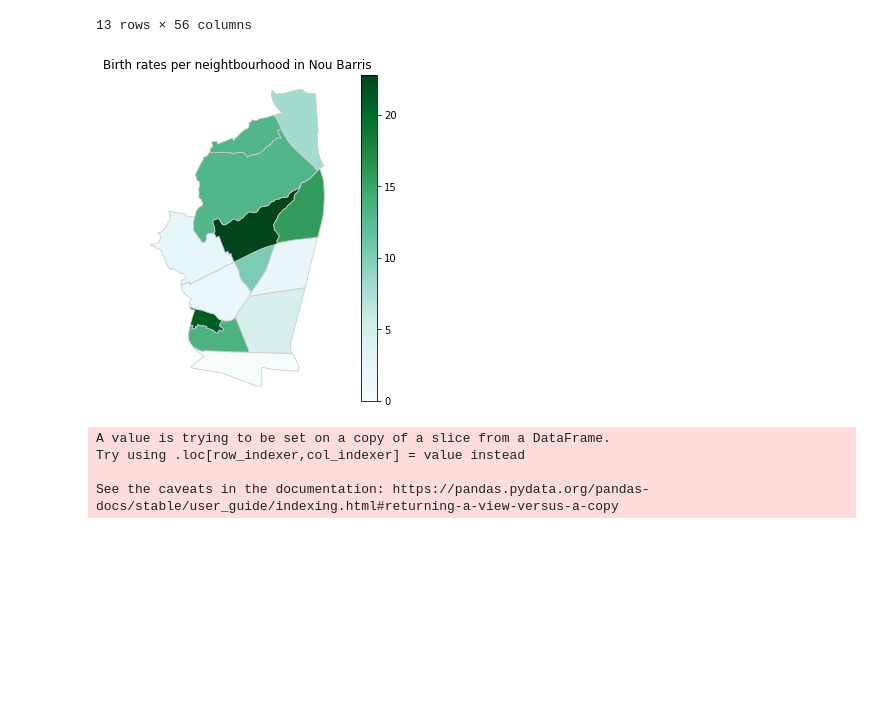
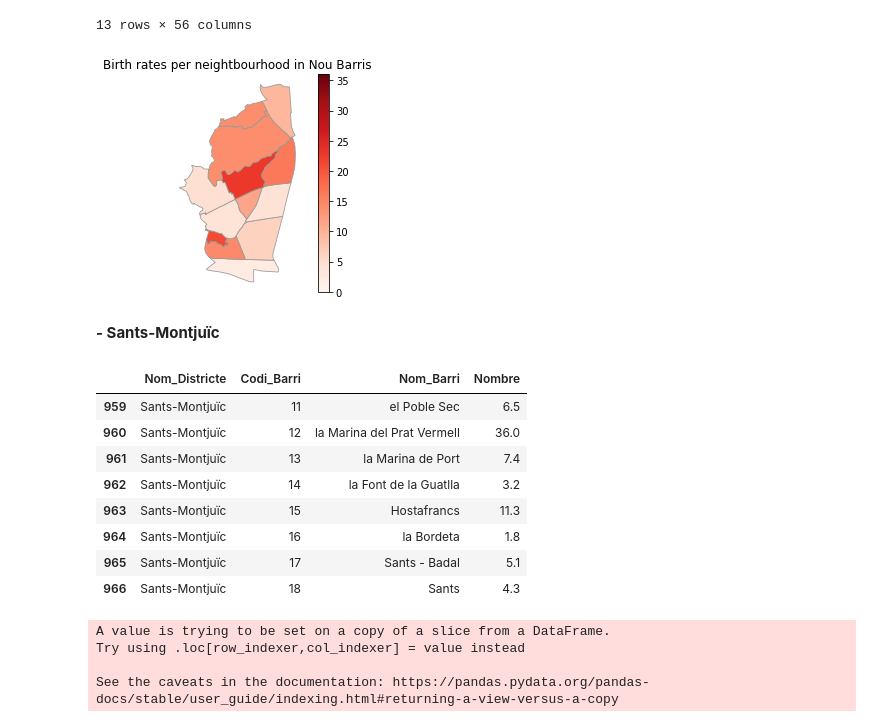
Before and after one commit to JuliaAT/AVDM-project, a Jupyter notebook: Barrios.ipynb, the cells around one changed output. Saved outputs shown, nothing was run; the diff lists cells and outputs as text; code cells hidden in the pictures; blank space fills up the shorter version.

Commit message:
Updating the plots and the notebook

```diff
--- a/Barrios.ipynb
+++ b/Barrios.ipynb
@@ -83,5 +92,5 @@ Name: Nom_Districte, Length: 219, dtype: object
 # %%
-data_dir = '../'
+data_dir = '../Data/'
 
 barna_barri = gpd.read_file(data_dir + "0301040100_Barris_UNITATS_ADM.shp")
 
@@ -101,7 +110,7 @@ Horta_Guirnardo = barna_barri[barna_barri["DISTRICTE"].isin(['07'])]
 
 Nou_Barris = barna_barri[barna_barri["DISTRICTE"].isin(['08'])]
 
-Saint_Andreu = barna_barri[barna_barri["DISTRICTE"].isin(['09'])]
+Sant_Andreu = barna_barri[barna_barri["DISTRICTE"].isin(['09'])]
 
 Sant_Marti = barna_barri[barna_barri["DISTRICTE"].isin(['10'])]
 # %%
@@ -151,10 +166,10 @@ birth_Nou_Barris_filtered
 birth_Nou_Barris_15_19['Codi_Barri'] = birth_Nou_Barris_15_19['Codi_Barri'].astype(str)
 
 # Fusionar los DataFrames en base a la columna "Codi_Barri" y "BARRI"
-merged_df = pd.merge(Nou_Barris, birth_Nou_Barris_15_19, left_on='BARRI', right_on='Codi_Barri', how='inner')
+merged_df_Nou_Barris_15_19 = pd.merge(Nou_Barris, birth_Nou_Barris_15_19, left_on='BARRI', right_on='Codi_Barri', how='inner')
 
 # Mostrar el DataFrame fusionado (opcional)
-merged_df
+merged_df_Nou_Barris_15_19
 # %% [output]
 A value is trying to be set on a copy of a slice from a DataFrame.
 Try using .loc[row_indexer,col_indexer] = value instead
@@ -177,24 +192,26 @@ See the caveats in the documentation: https://pandas.pydata.org/pandas-docs/stab
 13 rows × 56 columns
 # %%
 # set the range for the choropleth
-vmin, vmax = 0, 22.8
+vmin, vmax = 0, 36
 # create figure and axes for Matplotlib
-fig, ax = plt.subplots(1, figsize=(10, 6))
+fig, ax = plt.subplots(1, figsize=(6, 4))
 
-merged_df.plot(column = 'Nombre', cmap = 'BuGn',ax = ax, linewidth = 0.8, edgecolor = '0.8')
+merged_df_Nou_Barris_15_19.plot(column = 'Nombre', cmap = 'Reds',ax = ax, linewidth = 0.8, edgecolor = '0.6',vmin = 0, vmax = 36)
 # add a title
 plt.axis('off')
 plt.title('Birth rates per neightbourhood in Nou Barris')
 # Create colorbar as a legend
-sm = plt.cm.ScalarMappable(cmap='BuGn', norm=plt.Normalize(vmin=vmin, vmax=vmax))
+sm = plt.cm.ScalarMappable(cmap='Reds', norm=plt.Normalize(vmin=vmin, vmax=vmax))
 
 sm._A = []
 # add the colorbar to the figure
-cbar = fig.colorbar(sm)
+cbar = fig.colorbar(sm,ax=ax)
 #saving our map as .png file.
 fig.savefig('Nou_Barris.png', dpi=300)
 # %% [output]
-[figure, old version]
+[figure, new version]
+# %% [markdown]
+**- Sants-Montjuïc**
 # %%
 #Now we do the same for Sants-Montjuic
 #Firstly we are going to deep in the neighbourhood of Nou Barris
@@ -203,7 +220,19 @@ birth_Sants_Montjuic_15_19 = birth_15_19[birth_15_19["Nom_Districte"] == "Sants-
 desired_columns = ["Nom_Districte", "Codi_Barri", "Nom_Barri", "Nombre"]
 
 # Filtrar el DataFrame original y conservar solo las columnas deseadas
-birth_Sants_Montjuic_filtered = birth_Nou_Barris_15_19[desired_columns]
+birth_Sants_Barris_filtered = birth_Sants_Montjuic_15_19[desired_columns]
+
+birth_Sants_Barris_filtered
+# %% [output]
+|  | Nom_Districte | Codi_Barri | Nom_Barri | Nombre |
+| 959 | Sants-Montjuïc | 11 | el Poble Sec | 6.5 |
+| 960 | Sants-Montjuïc | 12 | la Marina del Prat Vermell | 36.0 |
+| 961 | Sants-Montjuïc | 13 | la Marina de Port | 7.4 |
+| 962 | Sants-Montjuïc | 14 | la Font de la Guatlla | 3.2 |
+| 963 | Sants-Montjuïc | 15 | Hostafrancs | 11.3 |
+| 964 | Sants-Montjuïc | 16 | la Bordeta | 1.8 |
+| 965 | Sants-Montjuïc | 17 | Sants - Badal | 5.1 |
+| 966 | Sants-Montjuïc | 18 | Sants | 4.3 |
 # %%
 # Convertir la columna Codi_Barri a tipo object en birth_Nou_Barris_15_19
 birth_Sants_Montjuic_15_19['Codi_Barri'] = birth_Sants_Montjuic_15_19['Codi_Barri'].astype(str)
```
Also changed, not shown: parts of 25 cells of this notebook, 5 other files.
